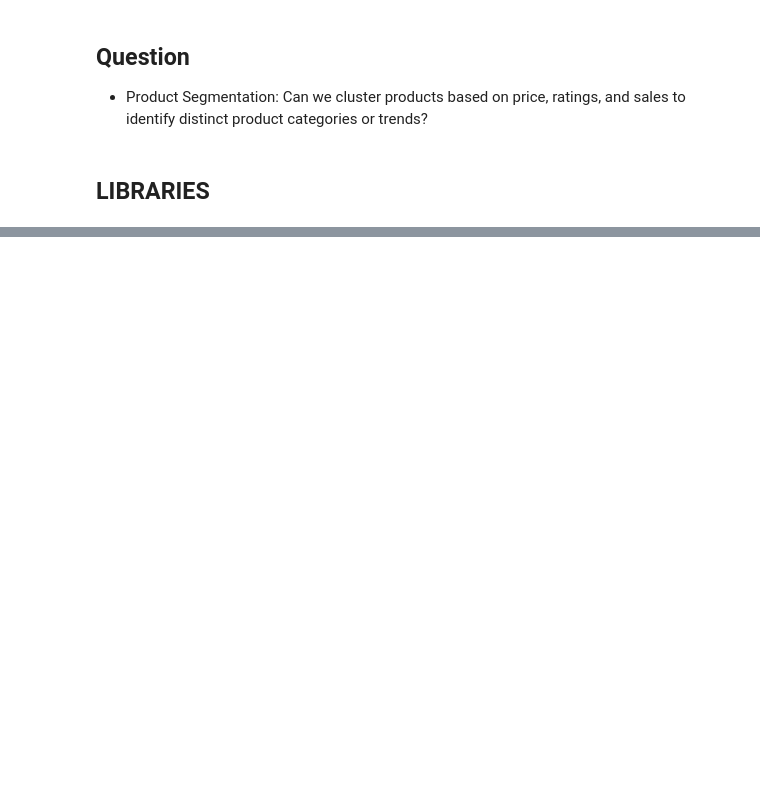
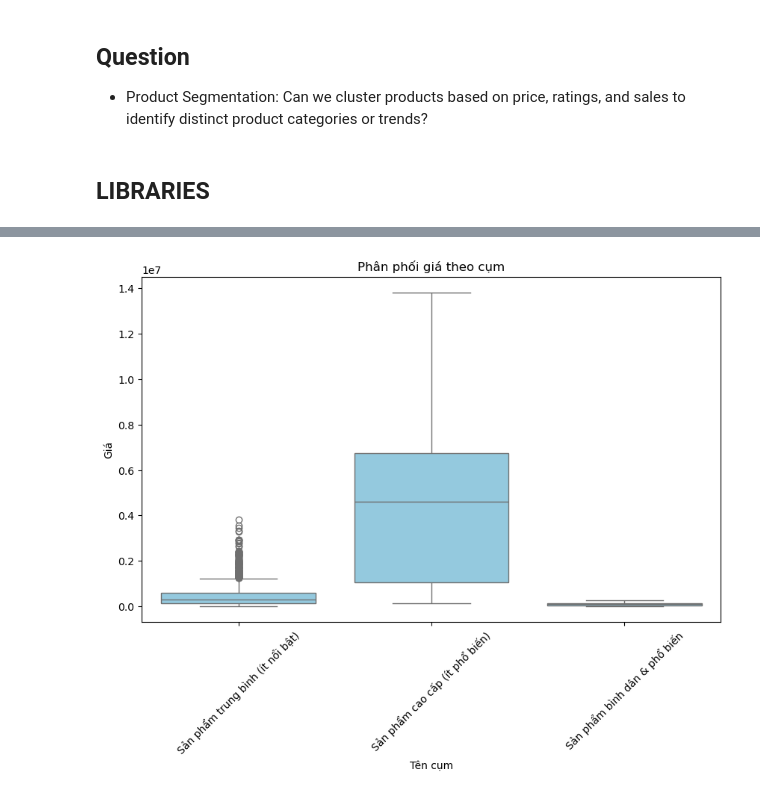
Before and after one commit to RokeMSE/22CLC-Intro2DS-Brand_Fashion_Market_SeasonalTrend_Analysis, a Jupyter notebook: Model.ipynb, the cells around one changed output, grey strips where cells are left out. Drawn from its saved outputs; the diff is of its cells as text; code cells hidden in the pictures; blank space fills up the shorter version.

```diff
--- a/Model.ipynb
+++ b/Model.ipynb
@@ -59,0 +140,11 @@ df.to_csv('./Data/clustered_products.csv', index=False)
+# %%
+# Boxplot of prices by cluster
+plt.figure(figsize=(10, 6))
+sns.boxplot(x='Cluster Name', y='Giá', data=clustered_data_new, color='skyblue')
+plt.title('Phân phối giá theo cụm')
+plt.xlabel('Tên cụm')
+plt.ylabel('Giá')
+plt.xticks(rotation=45)
+plt.show()
+# %% [output]
+[figure, added]
```
Also changed, not shown: parts of 7 cells of this notebook, 3 other files.
